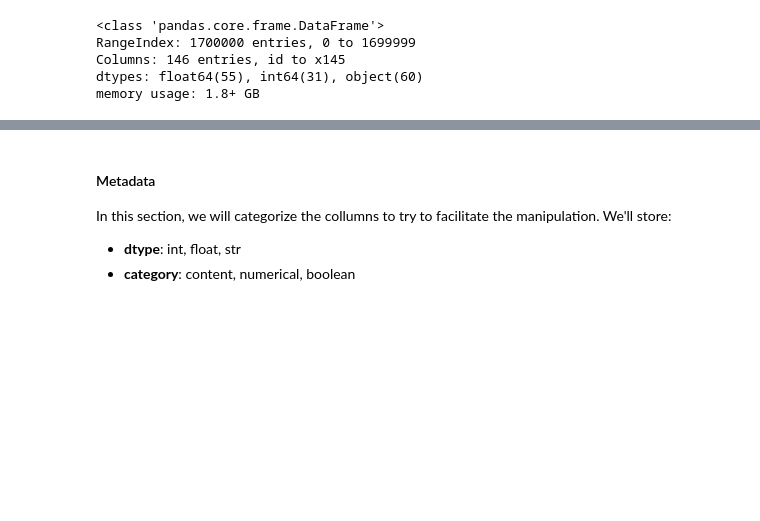
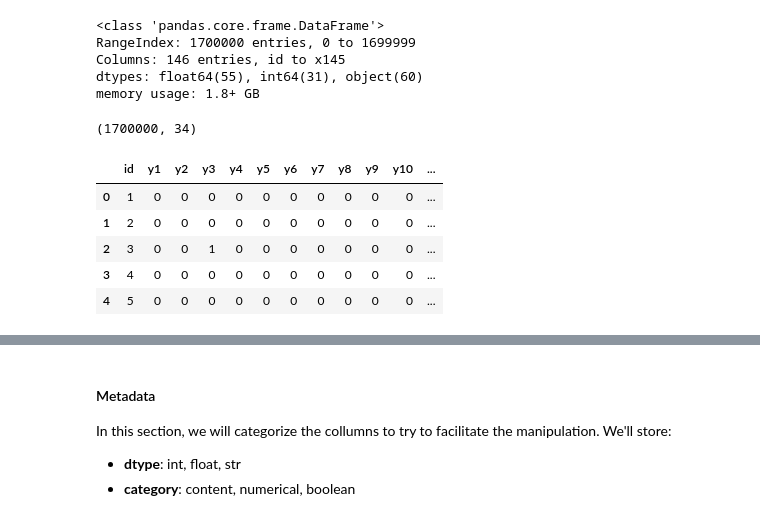
Before and after one commit to felipe-dossantos-dev/mlnd-capstone-tradeshift, a Jupyter notebook: notebooks/capstone-report.ipynb, the cells around one changed output, grey strips where cells are left out. Cells and saved outputs as stored; diff of their text form; code cells hidden in the pictures; blank space fills up the shorter version.

Commit message:
beginning the analisys of the labels of training

```diff
--- a/notebooks/capstone-report.ipynb
+++ b/notebooks/capstone-report.ipynb
@@ -109,6 +109,7 @@ pd.set_option('display.expand_frame_repr', False)
 pd.set_option('max_colwidth', -1)
 
 train_features = d.read_train_features()
+train_labels = d.read_train_labels()
 # %% [markdown]
 #### First look <a class="anchor" id="first_look"></a>
 # %%
@@ -132,3 +133,16 @@ RangeIndex: 1700000 entries, 0 to 1699999
 Columns: 146 entries, id to x145
 dtypes: float64(55), int64(31), object(60)
 memory usage: 1.8+ GB
+# %%
+train_labels.shape
+# %% [output]
+(1700000, 34)
+# %%
+train_labels.head()
+# %% [output]
+|  | id | y1 | y2 | y3 | y4 | y5 | y6 | y7 | y8 | y9 | y10 | ... |
+| 0 | 1 | 0 | 0 | 0 | 0 | 0 | 0 | 0 | 0 | 0 | 0 | ... |
+| 1 | 2 | 0 | 0 | 0 | 0 | 0 | 0 | 0 | 0 | 0 | 0 | ... |
+| 2 | 3 | 0 | 0 | 1 | 0 | 0 | 0 | 0 | 0 | 0 | 0 | ... |
+| 3 | 4 | 0 | 0 | 0 | 0 | 0 | 0 | 0 | 0 | 0 | 0 | ... |
+| 4 | 5 | 0 | 0 | 0 | 0 | 0 | 0 | 0 | 0 | 0 | 0 | ... |
```
Also changed, not shown: parts of 11 cells of this notebook, 2 other files.
